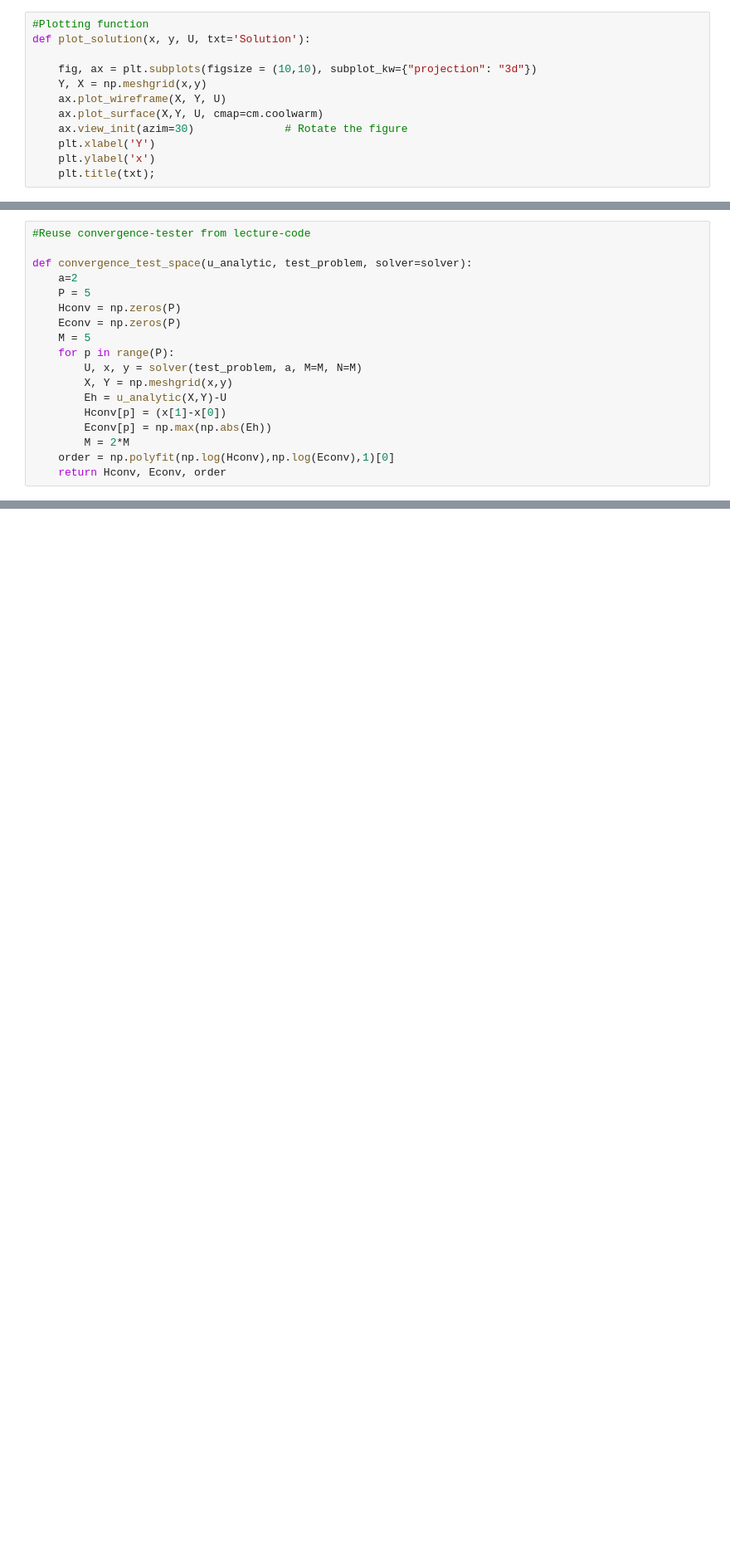
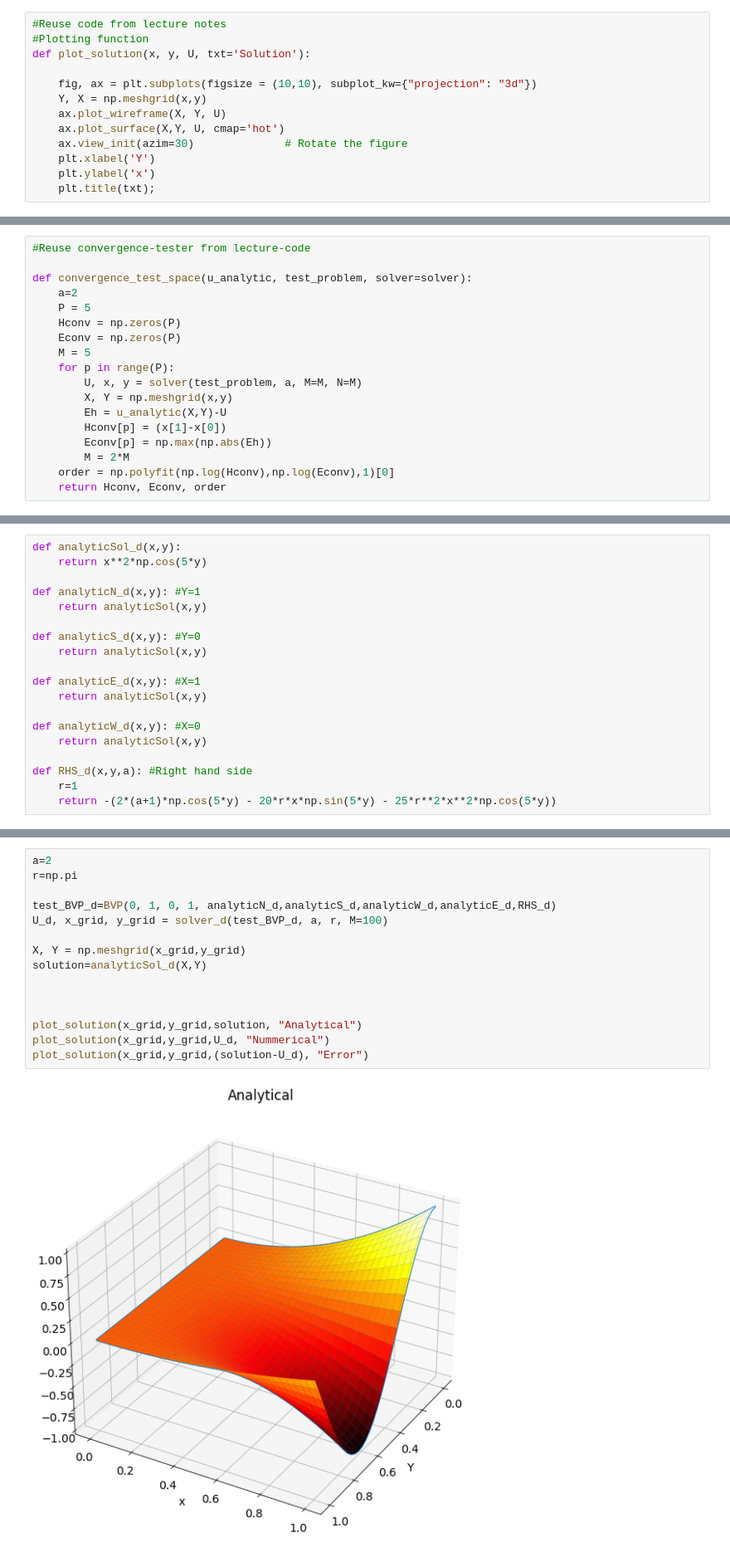
Before and after one commit to markus0800/num.diff-project-1, a Jupyter notebook: Project 1.ipynb, the cells around one changed output, grey strips where cells are left out. Shown at 83% size. Cells and saved outputs as stored; diff of their text form; blank space fills up the shorter version.

```diff
--- a/Project 1.ipynb
+++ b/Project 1.ipynb
@@ -27,11 +29,12 @@ class BVP(object):
 # %%
+#Reuse code from lecture notes
 #Plotting function
 def plot_solution(x, y, U, txt='Solution'):
 
     fig, ax = plt.subplots(figsize = (10,10), subplot_kw={"projection": "3d"})
     Y, X = np.meshgrid(x,y)
     ax.plot_wireframe(X, Y, U)
-    ax.plot_surface(X,Y, U, cmap=cm.coolwarm)
+    ax.plot_surface(X,Y, U, cmap='hot')
     ax.view_init(azim=30)              # Rotate the figure
     plt.xlabel('Y')
     plt.ylabel('x')
@@ -242,0 +278,19 @@ plt.legend();
+# %%
+def analyticSol_d(x,y):
+    return x**2*np.cos(5*y)
+
+def analyticN_d(x,y): #Y=1
+    return analyticSol(x,y)
+
+def analyticS_d(x,y): #Y=0
+    return analyticSol(x,y)
+
+def analyticE_d(x,y): #X=1
+    return analyticSol(x,y)
+
+def analyticW_d(x,y): #X=0
+    return analyticSol(x,y)
+
+def RHS_d(x,y,a): #Right hand side
+    r=1
+    return -(2*(a+1)*np.cos(5*y) - 20*r*x*np.sin(5*y) - 25*r**2*x**2*np.cos(5*y))
@@ -242,0 +358,17 @@ plt.legend();
+# %%
+a=2
+r=np.pi
+
+test_BVP_d=BVP(0, 1, 0, 1, analyticN_d,analyticS_d,analyticW_d,analyticE_d,RHS_d)
+U_d, x_grid, y_grid = solver_d(test_BVP_d, a, r, M=100)
+
+X, Y = np.meshgrid(x_grid,y_grid)
+solution=analyticSol_d(X,Y)
+
+
+
+plot_solution(x_grid,y_grid,solution, "Analytical")
+plot_solution(x_grid,y_grid,U_d, "Nummerical")
+plot_solution(x_grid,y_grid,(solution-U_d), "Error")
+# %% [output]
+[figure, added]
```
Also changed, not shown: parts of 13 cells of this notebook.
